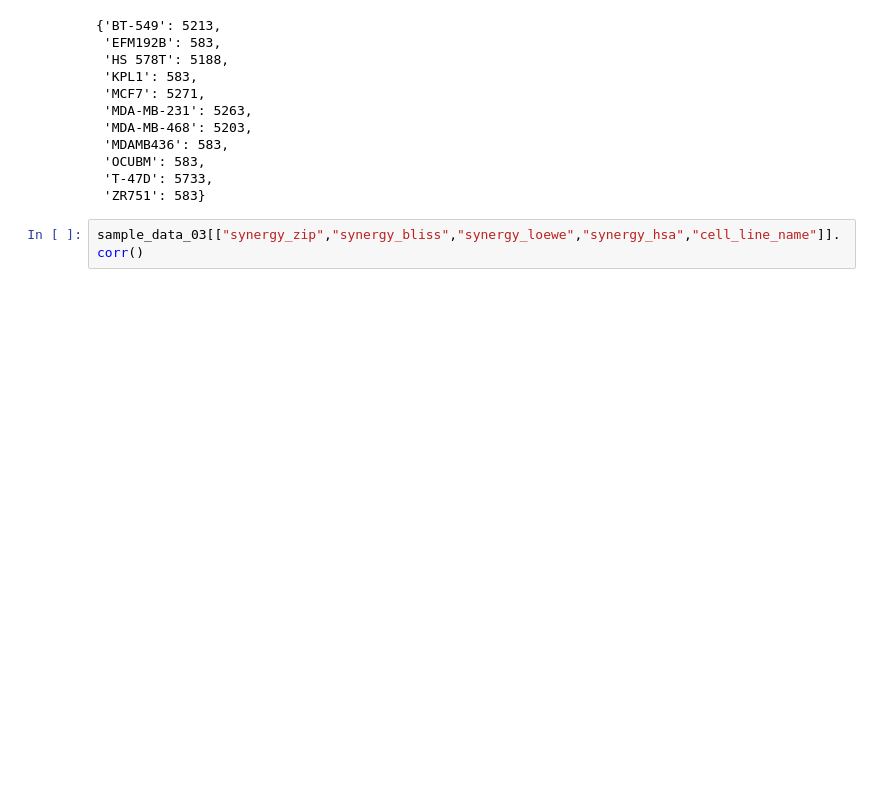
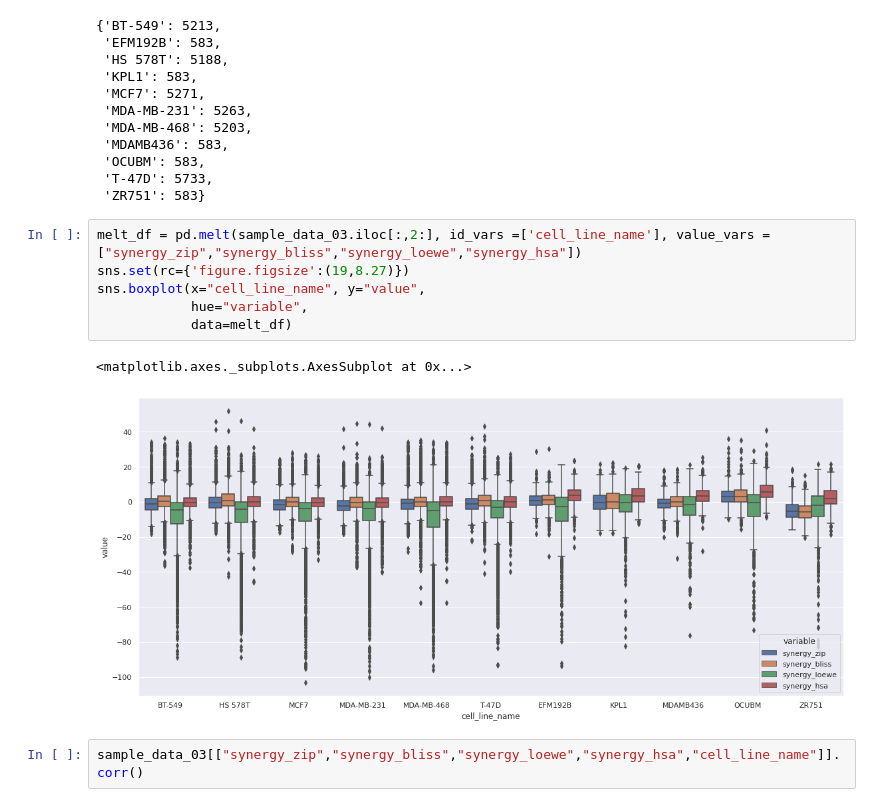
Before and after one commit to kittisaktaoma/colab_practice, a Jupyter notebook: CalcSynergy.ipynb, the cells around one changed output. Saved outputs shown, nothing was run; the diff lists cells and outputs as text; blank space fills up the shorter version.

```diff
--- a/CalcSynergy.ipynb
+++ b/CalcSynergy.ipynb
@@ -103,6 +104,15 @@ sample_data_03["cell_line_name"].value_counts().to_dict()
  'OCUBM': 583,
  'T-47D': 5733,
  'ZR751': 583}
+# %%
+melt_df = pd.melt(sample_data_03.iloc[:,2:], id_vars =['cell_line_name'], value_vars =["synergy_zip","synergy_bliss","synergy_loewe","synergy_hsa"])
+sns.set(rc={'figure.figsize':(19,8.27)})
+sns.boxplot(x="cell_line_name", y="value",
+            hue="variable",
+            data=melt_df)
+# %% [output]
+<matplotlib.axes._subplots.AxesSubplot at 0x...>
+[figure, added]
 # %%
 sample_data_03[["synergy_zip","synergy_bliss","synergy_loewe","synergy_hsa","cell_line_name"]].corr()
 # %% [output]
```
Also changed, not shown: parts of 5 cells of this notebook.
